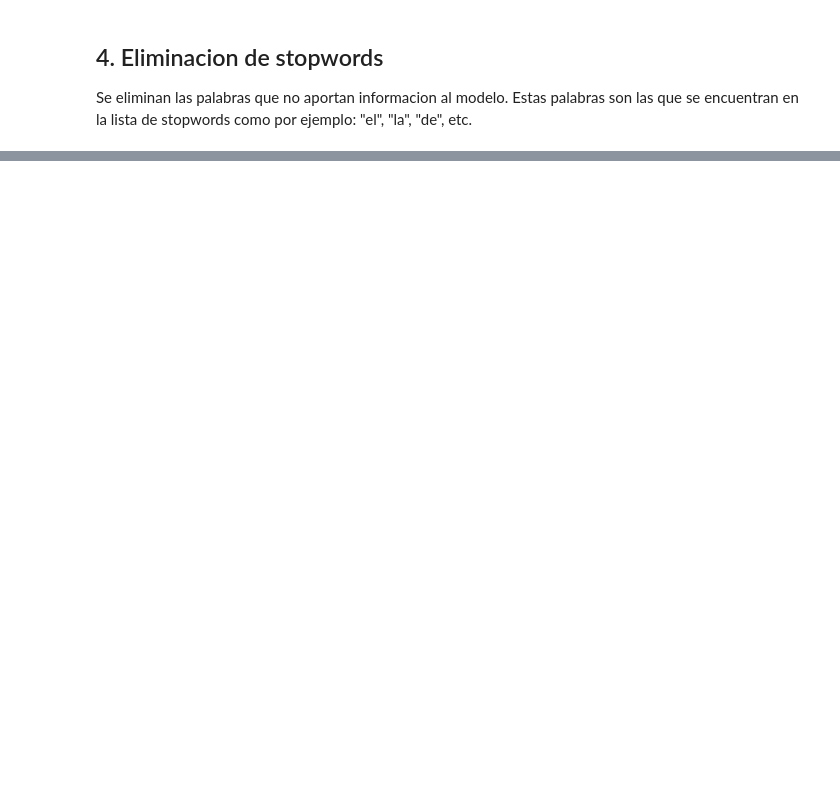
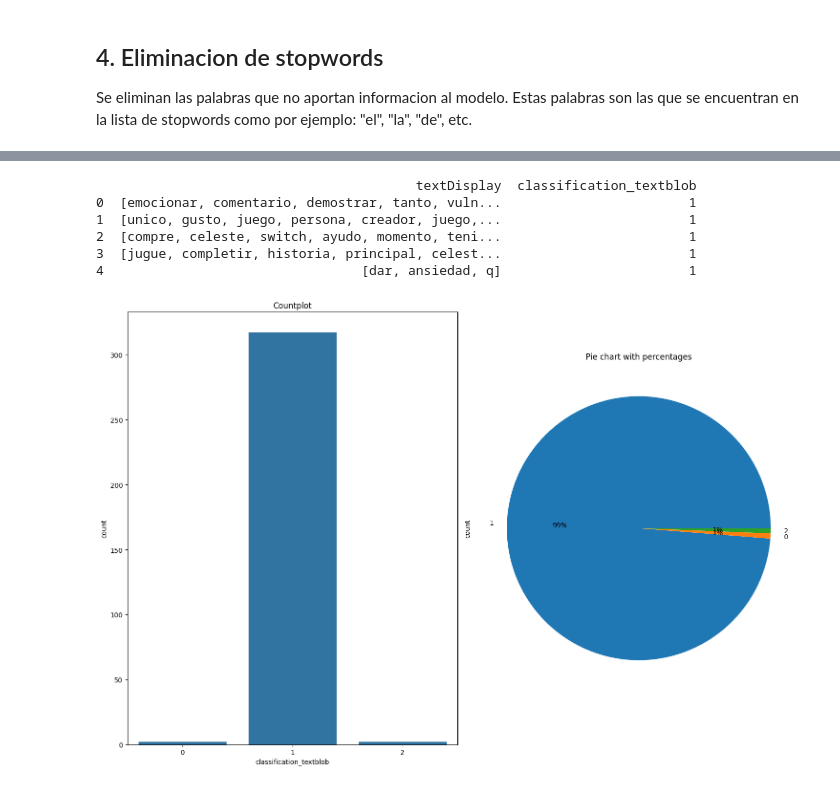
Before and after one commit to Dylanuga/YouTubeCommentsAnalysis, a Jupyter notebook: notebooks/Analisis.ipynb, the cells around one changed output, grey strips where cells are left out. Saved outputs shown, nothing was run; the diff lists cells and outputs as text; code cells hidden in the pictures; blank space fills up the shorter version.

```diff
--- a/notebooks/Analisis.ipynb
+++ b/notebooks/Analisis.ipynb
@@ -177,7 +188,7 @@ nlp = spacy.load('es_core_news_sm')
 # Función para lematizar el texto
 def lemmatization(texts):
     output = []
-    changed_words_count = 0
+    changed_words = []
     for text in texts:
         # Crear una lista de palabras antes de la lematización
         words_before = text
@@ -189,11 +200,14 @@ def lemmatization(texts):
         # Comparar las palabras antes y después de la lematización
         for before, after in zip(words_before, words_after):
             if before != after:
-                changed_words_count += 1
+                changed_words.append((before, after))
 
         output.append(words_after)
 
-    print(f"Numero de palabras que han cambiado después de la lemantización: {changed_words_count}")
+    print("Palabras que han cambiado después de la lematización:")
+    for before, after in changed_words[:5]:
+        print(f"{before} -> {after}")
+
     return output
 
 # Lematizar el texto
@@ -212,0 +266,33 @@ for token in doc:
+# %%
+print(df.head())
+
+# Guardar el DataFrame en un archivo CSV
+df.to_csv('../data/comentarios_clasificados.csv', index=False, sep='|')
+# %% [output]
+                                         textDisplay  classification_textblob
+0  [emocionar, comentario, demostrar, tanto, vuln...                        1
+1  [unico, gusto, juego, persona, creador, juego,...                        1
+2  [compre, celeste, switch, ayudo, momento, teni...                        1
+3  [jugue, completir, historia, principal, celest...                        1
+4                                 [dar, ansiedad, q]                        1
+# %%
+import matplotlib.pyplot as plt
+import seaborn as sns
+
+# Crear una figura con 2 subtramas
+fig, axs = plt.subplots(1, 2, figsize=(15, 10))
+
+# Mostrar la cantidad de comentarios por clasificación en la primera subtrama
+sns.countplot(x='classification_textblob', data=df, ax=axs[0])
+axs[0].set_title('Countplot')
+
+# Mostrar la cantidad de comentarios por clasificación en la segunda subtrama
+df['classification_textblob'].value_counts().plot(kind='pie', autopct='%1.0f%%', ax=axs[1])
+axs[1].set_title('Pie chart with percentages')
+
+# Ajustar el espacio entre las subtramas
+plt.tight_layout()
+
+plt.show()
+# %% [output]
+[figure, added]
```
Also changed, not shown: parts of 43 cells of this notebook, 9 other files.
